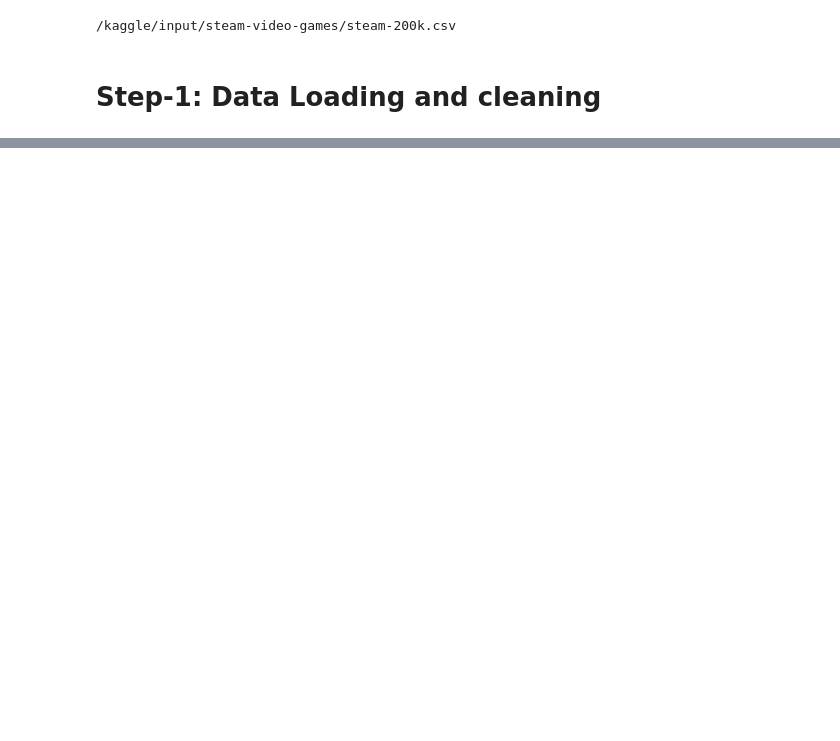
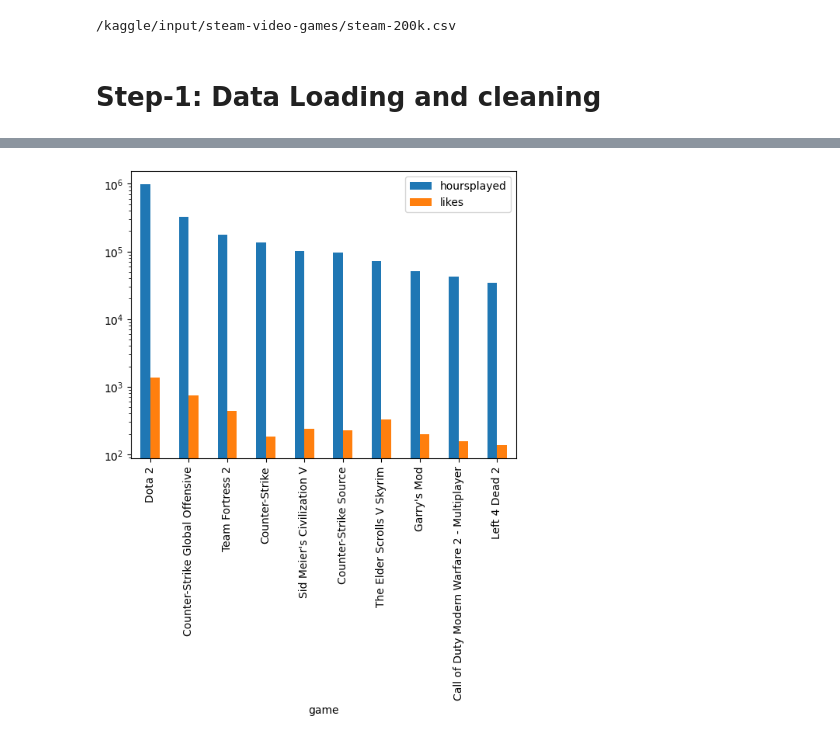
Before and after one commit to ameygawade/DataScience-Kaggle-Recommender_system-Stem_games, a Jupyter notebook: recommender-system-steam.ipynb, the cells around one changed output, grey strips where cells are left out. Cells and saved outputs as stored; diff of their text form; code cells hidden in the pictures; blank space fills up the shorter version.

```diff
--- a/recommender-system-steam.ipynb
+++ b/recommender-system-steam.ipynb
@@ -33,0 +216,2 @@ dtype: int64
+# %%
+df['likes'] = [1 if x > 48 else 0 for x in df['hoursplayed']]
@@ -33,0 +227,3 @@ dtype: int64
+# %%
+game_likes = df.groupby('game')[['likes']].apply(lambda x: (x==1).sum()).sort_values(by='likes', ascending=False)
+game_likes.head(10)
@@ -33,0 +243,6 @@ dtype: int64
+# %%
+#Plot grouped bar-chart of common games
+gp_gl= pd.merge(gameplay_hrs , game_likes, on='game')
+plot_gameplay_gamelikes = gp_gl.plot.bar(logy=True)
+# %% [output]
+[figure, added]
```
Also changed, not shown: parts of 28 cells of this notebook.
